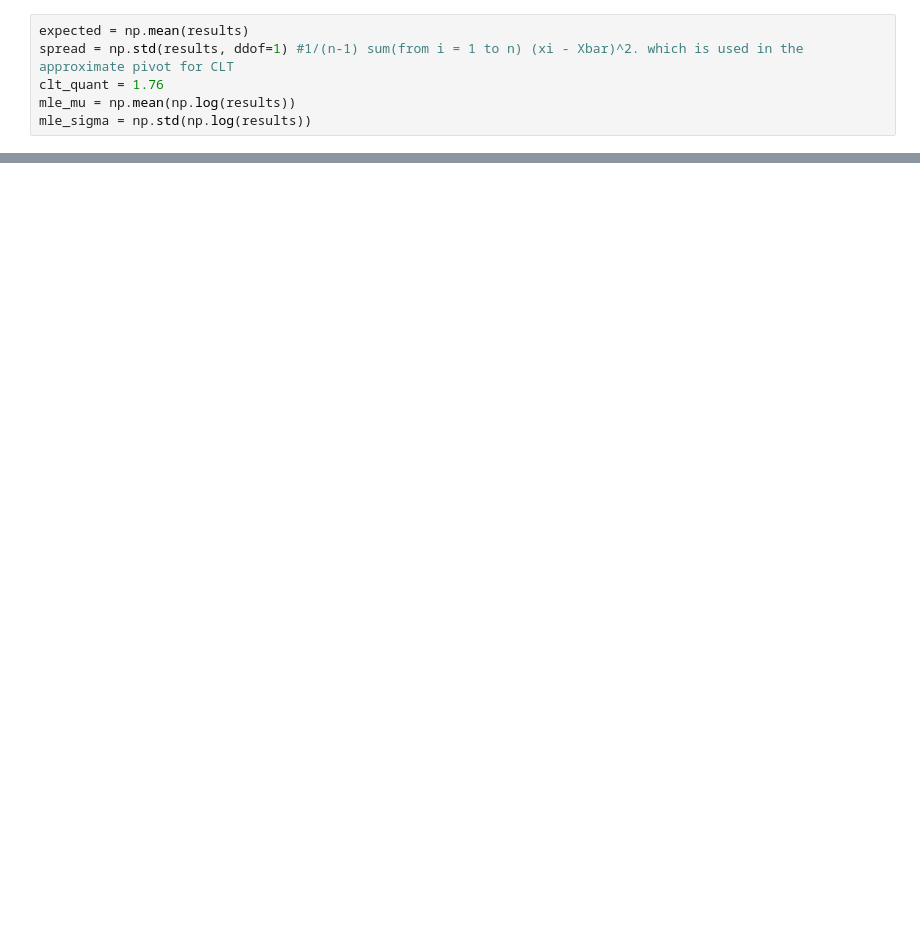
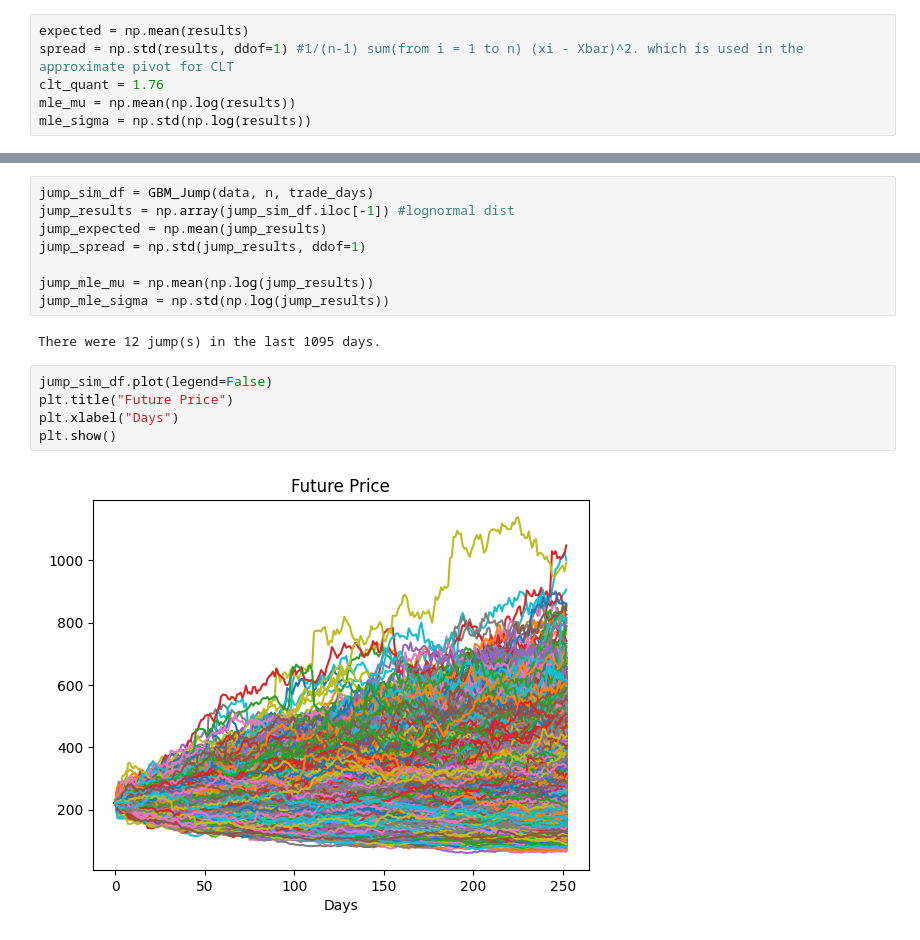
Before and after one commit to No-ha63/FinancialExploration, a Jupyter notebook: MonteCarlo.ipynb, the cells around one changed output, grey strips where cells are left out. Saved outputs shown, nothing was run; the diff lists cells and outputs as text; blank space fills up the shorter version.

Commit message:
Started a jupyter notebook for pricing options. Added jump diffusion and comparison to MonteCarlo file.

```diff
--- a/MonteCarlo.ipynb
+++ b/MonteCarlo.ipynb
@@ -184,0 +264,17 @@ plt.show()
+# %%
+jump_sim_df = GBM_Jump(data, n, trade_days)
+jump_results = np.array(jump_sim_df.iloc[-1]) #lognormal dist
+jump_expected = np.mean(jump_results)
+jump_spread = np.std(jump_results, ddof=1)
+
+jump_mle_mu = np.mean(np.log(jump_results))
+jump_mle_sigma = np.std(np.log(jump_results))
+# %% [output]
+There were 12 jump(s) in the last 1095 days.
+# %%
+jump_sim_df.plot(legend=False)
+plt.title("Future Price")
+plt.xlabel("Days")
+plt.show()
+# %% [output]
+[figure, added]
```
Also changed, not shown: parts of 18 cells of this notebook, 1 other file.
